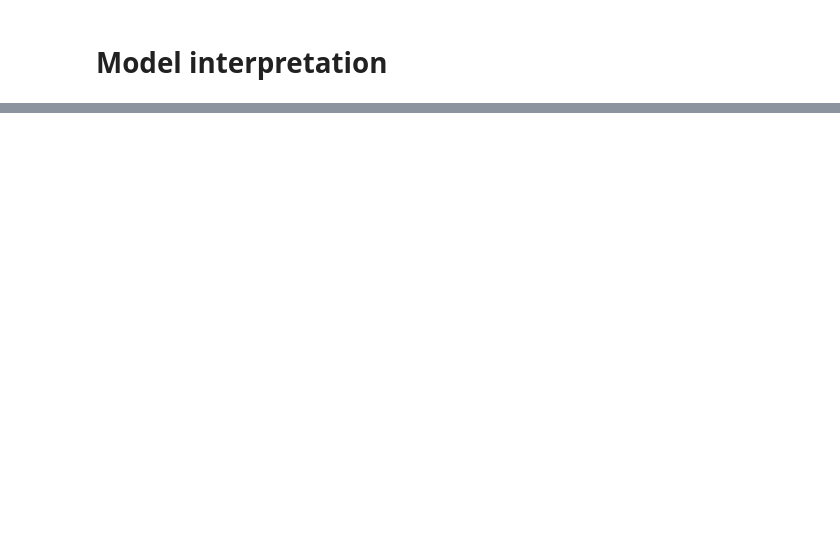
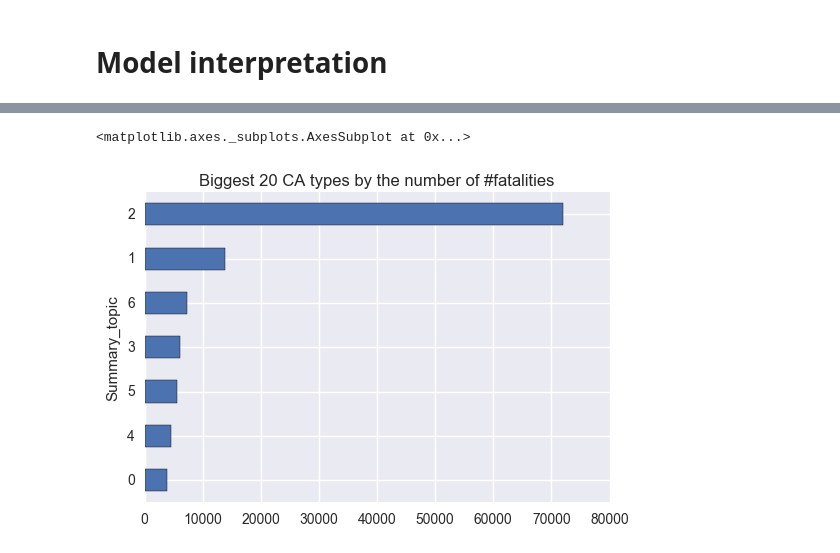
Before and after one commit to DanilBaibak/crash_planes, a Jupyter notebook: summaries_investigation.ipynb, the cells around one changed output, grey strips where cells are left out. Saved outputs shown, nothing was run; the diff lists cells and outputs as text; code cells hidden in the pictures; blank space fills up the shorter version.

```diff
--- a/summaries_investigation.ipynb
+++ b/summaries_investigation.ipynb
@@ -188,0 +218,6 @@ plt.xticks(range(8), summaries_topics, rotation=50, ha='center')
+# %%
+s = df.groupby(by=['Summary_topic']).Fatalities_total.sum().sort_values(ascending=True, na_position='first')[-20:]
+s.plot.barh(title='Biggest 20 CA types by the number of #fatalities')
+# %% [output]
+<matplotlib.axes._subplots.AxesSubplot at 0x...>
+[figure, added]
```
Also changed, not shown: parts of 12 cells of this notebook.
